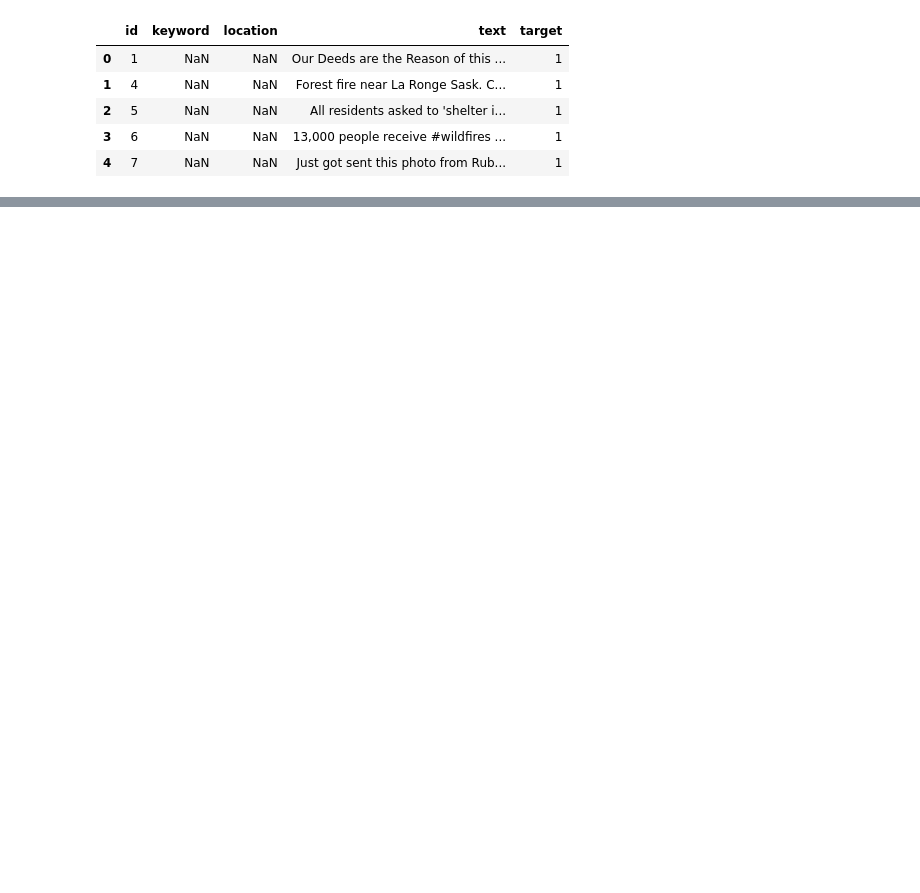
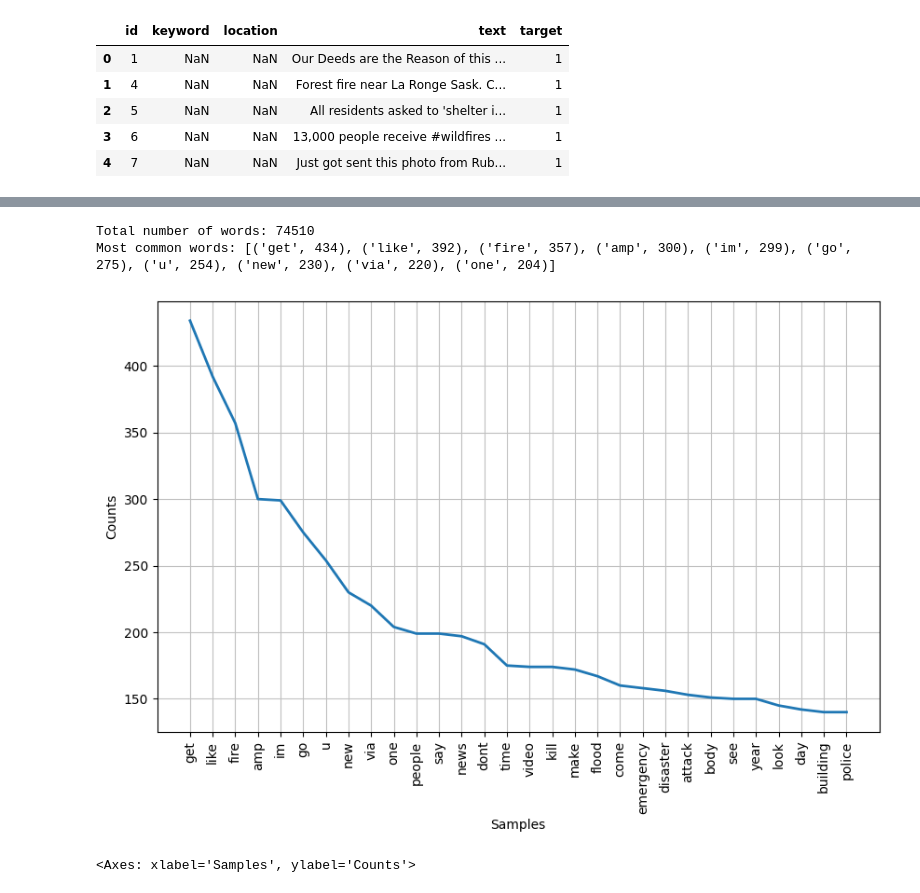
Before and after one commit to amrkld/-Disaster-Tweet-Classification-NLP-model, a Jupyter notebook: model.ipynb, the cells around one changed output, grey strips where cells are left out. Cells and saved outputs as stored; diff of their text form; code cells hidden in the pictures; blank space fills up the shorter version.

```diff
--- a/model.ipynb
+++ b/model.ipynb
@@ -19,0 +69,4 @@ X_train, X_val, y_train, y_val = train_test_split(X, y, test_size=0.2, random_st
+# %%
+# remove digits
+X_train = X_train.replace(to_replace=r'\d', value='', regex=True)
+X_train
@@ -19,0 +130,25 @@ X_train, X_val, y_train, y_val = train_test_split(X, y, test_size=0.2, random_st
+# %%
+from nltk.stem import WordNetLemmatizer
+from nltk.corpus import wordnet
+lemmatizer = WordNetLemmatizer()
+
+# define function to lemmatize tokens
+def lemmatize_tokens(tokens):
+    # convert POS tag to WordNet format
+    def get_wordnet_pos(word):
+        tag = nltk.pos_tag([word])[0][1][0].upper()
+        tag_dict = {"J": wordnet.ADJ,
+                    "N": wordnet.NOUN,
+                    "V": wordnet.VERB,
+                    "R": wordnet.ADV}
+        return tag_dict.get(tag, wordnet.NOUN)
+
+    # lemmatize tokens
+    lemmas = [lemmatizer.lemmatize(token, get_wordnet_pos(token)) for token in tokens]
+
+    # return lemmatized tokens as a list
+    return lemmas
+
+# apply lemmatization function to column of dataframe
+X_train['text'] = X_train['text'].apply(lemmatize_tokens)
+X_train
@@ -19,0 +187,21 @@ X_train, X_val, y_train, y_val = train_test_split(X, y, test_size=0.2, random_st
+# %%
+import nltk
+import matplotlib.pyplot as plt
+import seaborn as sns
+
+
+# Distribution of Words
+all_words = [word for tokens in X_train['text'] for word in tokens]
+word_freq = nltk.FreqDist(all_words)
+
+print("Total number of words:", len(all_words))
+print("Most common words:", word_freq.most_common(10))
+
+# Plotting word frequency distribution
+plt.figure(figsize=(10, 6))
+word_freq.plot(30, cumulative=False)
+# %% [output]
+Total number of words: 74510
+Most common words: [('get', 434), ('like', 392), ('fire', 357), ('amp', 300), ('im', 299), ('go', 275), ('u', 254), ('new', 230), ('via', 220), ('one', 204)]
+[figure, added]
+<Axes: xlabel='Samples', ylabel='Counts'>
```
Also changed, not shown: parts of 26 cells of this notebook.
